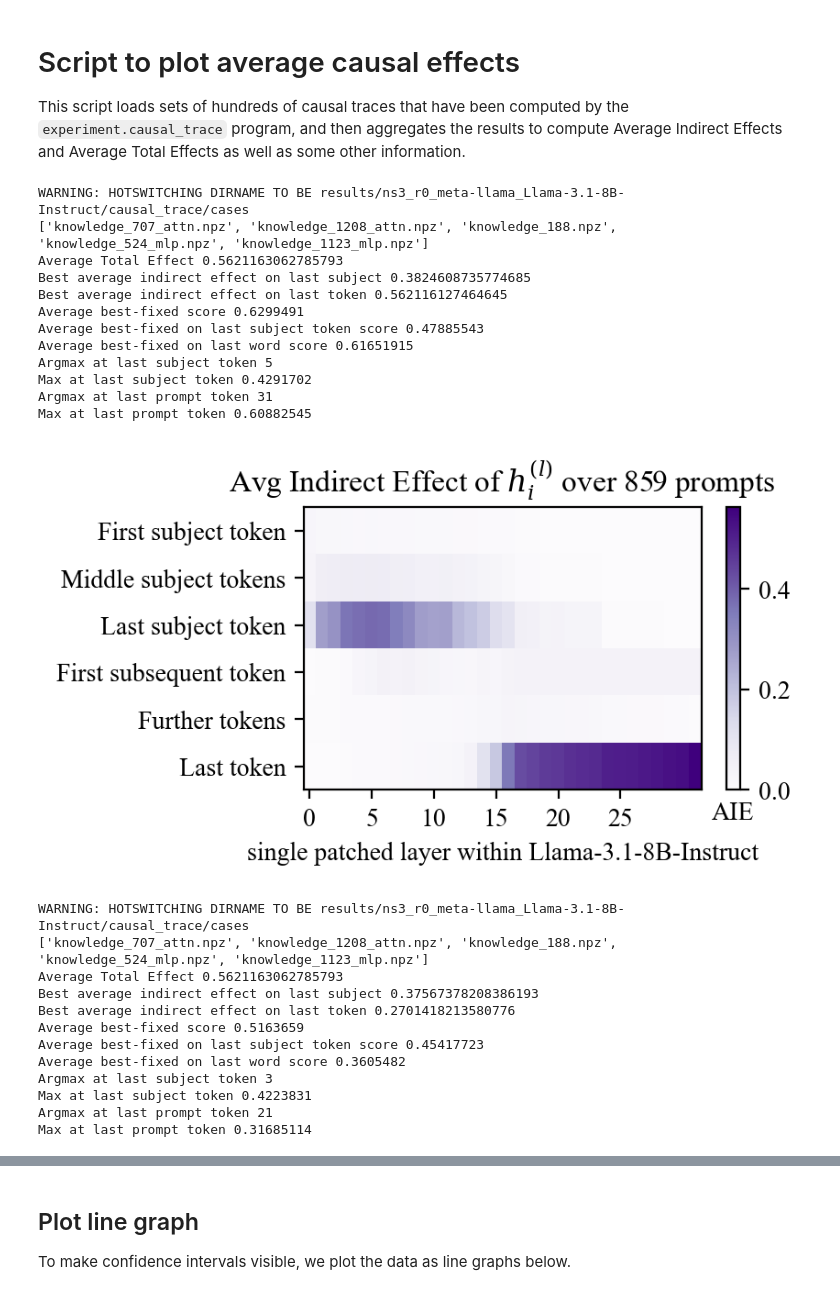
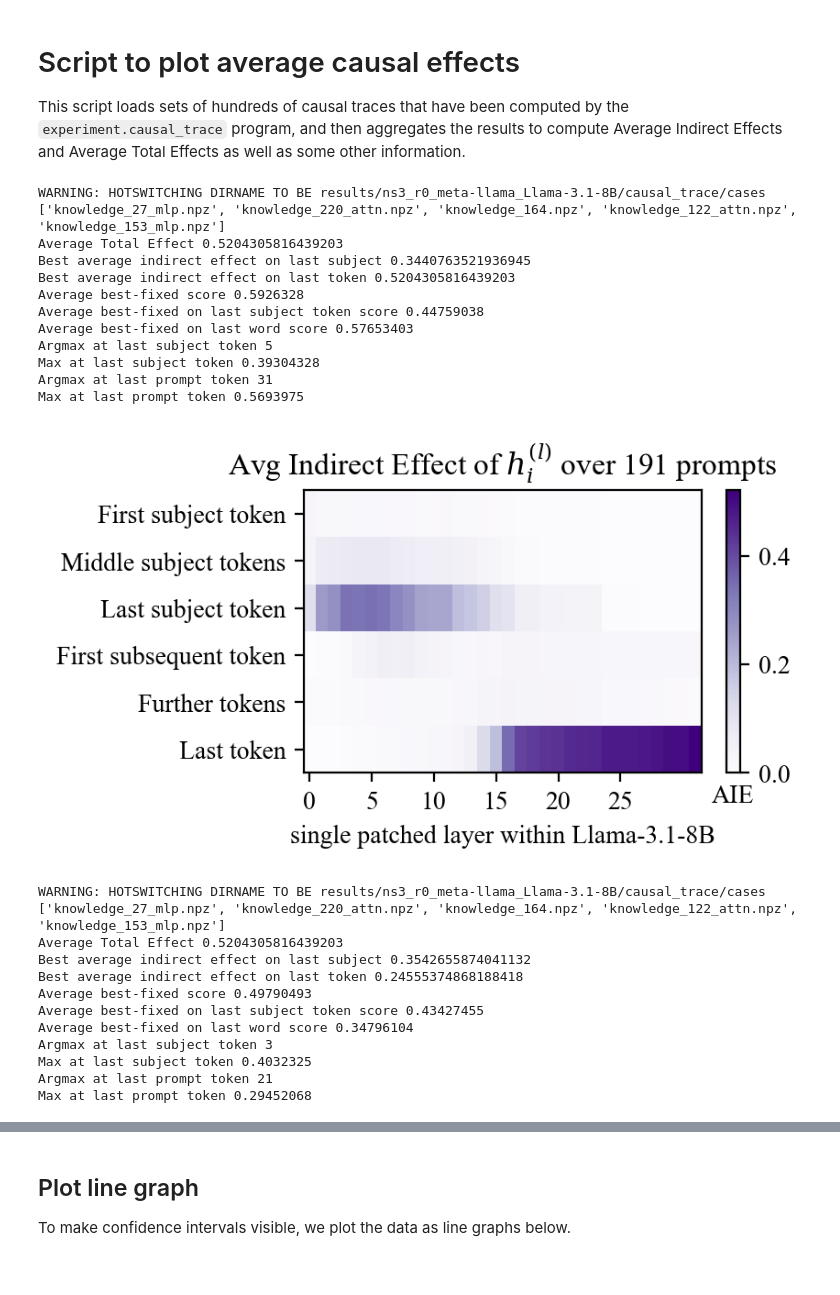
Before and after one commit to Neelectric/rome, a Jupyter notebook: notebooks/average_causal_effects.ipynb, the cells around one changed output, grey strips where cells are left out. Saved outputs shown, nothing was run; the diff lists cells and outputs as text; code cells hidden in the pictures.

Commit message:
First Llama3.1 8b base results

```diff
--- a/notebooks/average_causal_effects.ipynb
+++ b/notebooks/average_causal_effects.ipynb
@@ -21,8 +21,8 @@ archname = "GPT-2-XL"
 # arch = 'EleutherAI_gpt-neox-20b'
 # archname = 'GPT-NeoX-20B'
 
-arch = "meta-llama_Llama-3.1-8B-Instruct"
-archname = "Llama-3.1-8B-Instruct"
+arch = "meta-llama_Llama-3.1-8B"
+archname = "Llama-3.1-8B"
 
 
 class Avg:
@@ -189,53 +189,53 @@ def plot_array(
 
 
 the_count = 1208
 high_score = None  # Scale all plots according to the y axis of the first plot
 
 for kind in [None, "mlp", "attn"]:
     d = read_knowlege(the_count, kind, arch)
     count = d["size"]
     what = {
         None: "Indirect Effect of $h_i^{(l)}$",
         "mlp": "Indirect Effect of MLP",
         "attn": "Indirect Effect of Attn",
     }[kind]
     title = f"Avg {what} over {count} prompts"
     result = numpy.clip(d["result"] - d["low_score"], 0, None)
     kindcode = "" if kind is None else f"_{kind}"
     if kind not in ["mlp", "attn"]:
         high_score = result.max()
     plot_array(
         result,
         kind=kind,
         title=title,
         low_score=0.0,
         high_score=high_score,
         archname=archname,
         savepdf=f"results/{arch}/causal_trace/summary_pdfs/rollup{kindcode}.pdf",
     )
 # %% [output]
-WARNING: HOTSWITCHING DIRNAME TO BE results/ns3_r0_meta-llama_Llama-3.1-8B-Instruct/causal_trace/cases
-['knowledge_707_attn.npz', 'knowledge_1208_attn.npz', 'knowledge_188.npz', 'knowledge_524_mlp.npz', 'knowledge_1123_mlp.npz']
-Average Total Effect 0.5621163062785793
-Best average indirect effect on last subject 0.3824608735774685
-Best average indirect effect on last token 0.562116127464645
-Average best-fixed score 0.6299491
-Average best-fixed on last subject token score 0.47885543
-Average best-fixed on last word score 0.61651915
+WARNING: HOTSWITCHING DIRNAME TO BE results/ns3_r0_meta-llama_Llama-3.1-8B/causal_trace/cases
+['knowledge_27_mlp.npz', 'knowledge_220_attn.npz', 'knowledge_164.npz', 'knowledge_122_attn.npz', 'knowledge_153_mlp.npz']
+Average Total Effect 0.5204305816439203
+Best average indirect effect on last subject 0.3440763521936945
+Best average indirect effect on last token 0.5204305816439203
+Average best-fixed score 0.5926328
+Average best-fixed on last subject token score 0.44759038
+Average best-fixed on last word score 0.57653403
 Argmax at last subject token 5
-Max at last subject token 0.4291702
+Max at last subject token 0.39304328
 Argmax at last prompt token 31
-Max at last prompt token 0.60882545
+Max at last prompt token 0.5693975
-[figure, old version]
+[figure, new version]
-WARNING: HOTSWITCHING DIRNAME TO BE results/ns3_r0_meta-llama_Llama-3.1-8B-Instruct/causal_trace/cases
-['knowledge_707_attn.npz', 'knowledge_1208_attn.npz', 'knowledge_188.npz', 'knowledge_524_mlp.npz', 'knowledge_1123_mlp.npz']
-Average Total Effect 0.5621163062785793
-Best average indirect effect on last subject 0.37567378208386193
-Best average indirect effect on last token 0.2701418213580776
-Average best-fixed score 0.5163659
-Average best-fixed on last subject token score 0.45417723
-Average best-fixed on last word score 0.3605482
+WARNING: HOTSWITCHING DIRNAME TO BE results/ns3_r0_meta-llama_Llama-3.1-8B/causal_trace/cases
+['knowledge_27_mlp.npz', 'knowledge_220_attn.npz', 'knowledge_164.npz', 'knowledge_122_attn.npz', 'knowledge_153_mlp.npz']
+Average Total Effect 0.5204305816439203
+Best average indirect effect on last subject 0.3542655874041132
+Best average indirect effect on last token 0.24555374868188418
+Average best-fixed score 0.49790493
+Average best-fixed on last subject token score 0.43427455
+Average best-fixed on last word score 0.34796104
 Argmax at last subject token 3
-Max at last subject token 0.4223831
+Max at last subject token 0.4032325
 Argmax at last prompt token 21
-Max at last prompt token 0.31685114
+Max at last prompt token 0.29452068
```
Also changed, not shown: parts of 2 cells of this notebook, 1 other file.
